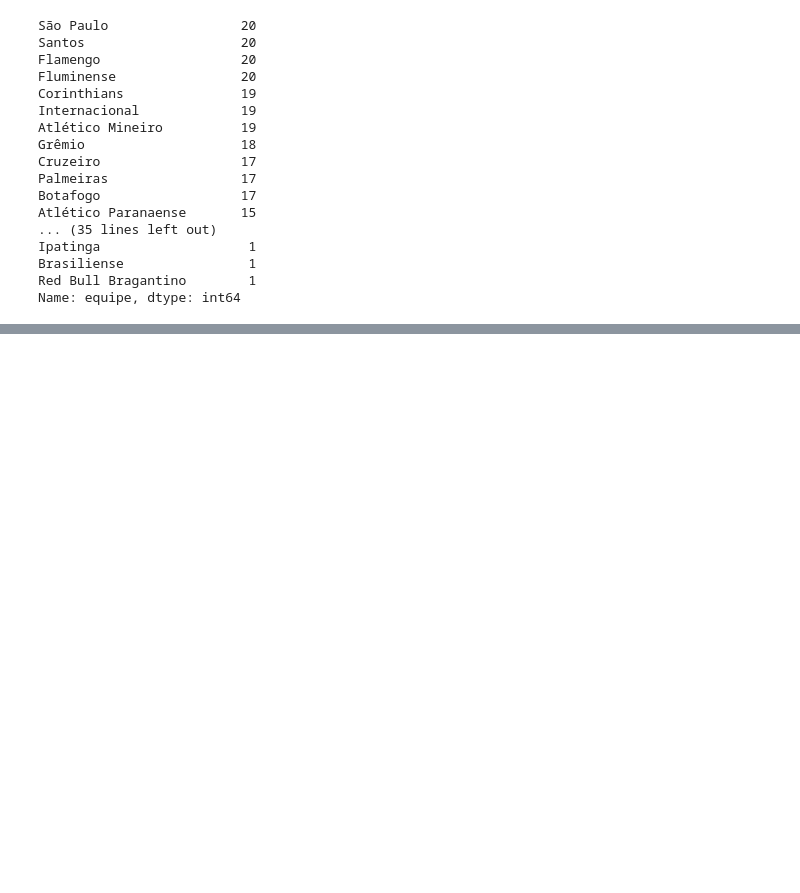
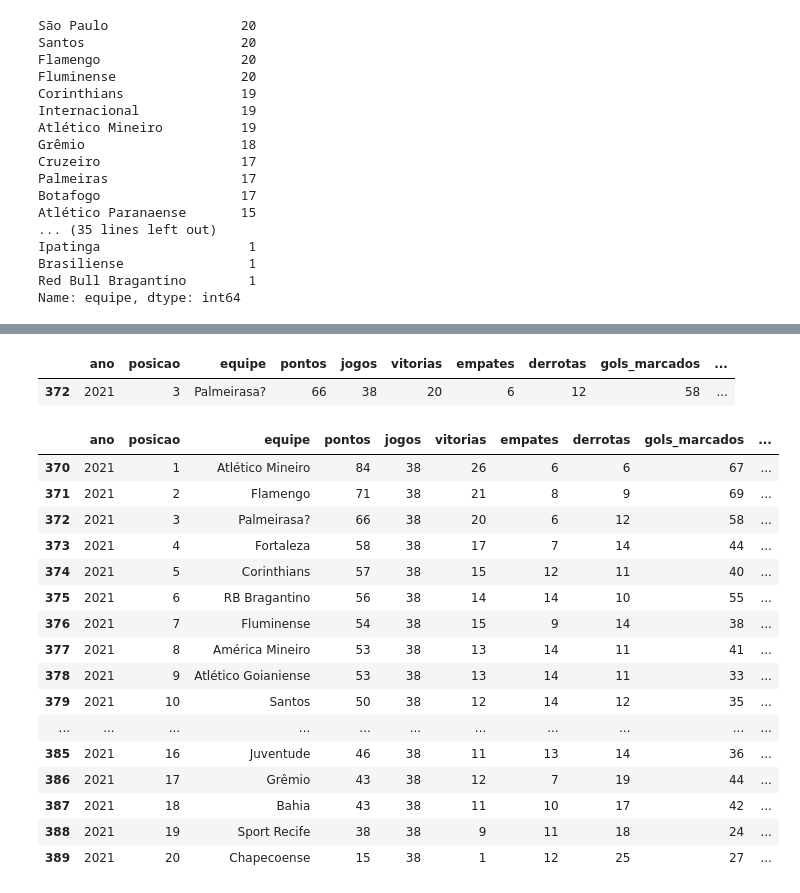
Before and after one commit to thiagooliveirt/Campeonato-Brasileiro-2003-a-2022, a Jupyter notebook: brasileirao.ipynb, the cells around one changed output, grey strips where cells are left out. Cells and saved outputs as stored; diff of their text form; code cells hidden in the pictures; blank space fills up the shorter version.

```diff
--- a/brasileirao.ipynb
+++ b/brasileirao.ipynb
@@ -93,0 +77,25 @@ brasileirao.head()
+# %%
+brasileirao.loc[brasileirao['equipe'] == 'Palmeirasa?']
+# %% [output]
+|  | ano | posicao | equipe | pontos | jogos | vitorias | empates | derrotas | gols_marcados | ... |
+| 372 | 2021 | 3 | Palmeirasa? | 66 | 38 | 20 | 6 | 12 | 58 | ... |
+# %%
+brasileirao.loc[brasileirao['ano'] == 2021]
+# %% [output]
+|  | ano | posicao | equipe | pontos | jogos | vitorias | empates | derrotas | gols_marcados | ... |
+| 370 | 2021 | 1 | Atlético Mineiro | 84 | 38 | 26 | 6 | 6 | 67 | ... |
+| 371 | 2021 | 2 | Flamengo | 71 | 38 | 21 | 8 | 9 | 69 | ... |
+| 372 | 2021 | 3 | Palmeirasa? | 66 | 38 | 20 | 6 | 12 | 58 | ... |
+| 373 | 2021 | 4 | Fortaleza | 58 | 38 | 17 | 7 | 14 | 44 | ... |
+| 374 | 2021 | 5 | Corinthians | 57 | 38 | 15 | 12 | 11 | 40 | ... |
+| 375 | 2021 | 6 | RB Bragantino | 56 | 38 | 14 | 14 | 10 | 55 | ... |
+| 376 | 2021 | 7 | Fluminense | 54 | 38 | 15 | 9 | 14 | 38 | ... |
+| 377 | 2021 | 8 | América Mineiro | 53 | 38 | 13 | 14 | 11 | 41 | ... |
+| 378 | 2021 | 9 | Atlético Goianiense | 53 | 38 | 13 | 14 | 11 | 33 | ... |
+| 379 | 2021 | 10 | Santos | 50 | 38 | 12 | 14 | 12 | 35 | ... |
+| ... | ... | ... | ... | ... | ... | ... | ... | ... | ... | ... |
+| 385 | 2021 | 16 | Juventude | 46 | 38 | 11 | 13 | 14 | 36 | ... |
+| 386 | 2021 | 17 | Grêmio | 43 | 38 | 12 | 7 | 19 | 44 | ... |
+| 387 | 2021 | 18 | Bahia | 43 | 38 | 11 | 10 | 17 | 42 | ... |
+| 388 | 2021 | 19 | Sport Recife | 38 | 38 | 9 | 11 | 18 | 24 | ... |
+| 389 | 2021 | 20 | Chapecoense | 15 | 38 | 1 | 12 | 25 | 27 | ... |
```
Also changed, not shown: parts of 23 cells of this notebook, 1 other file.
